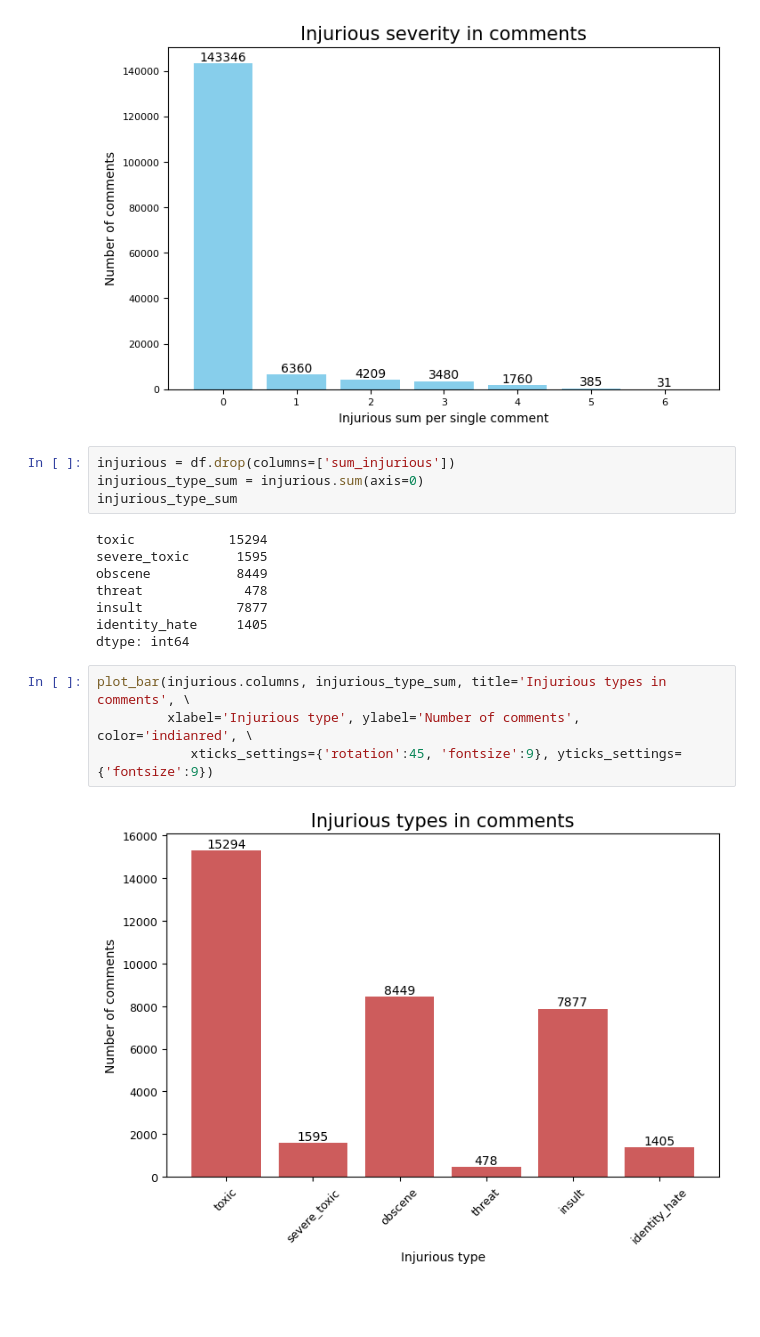
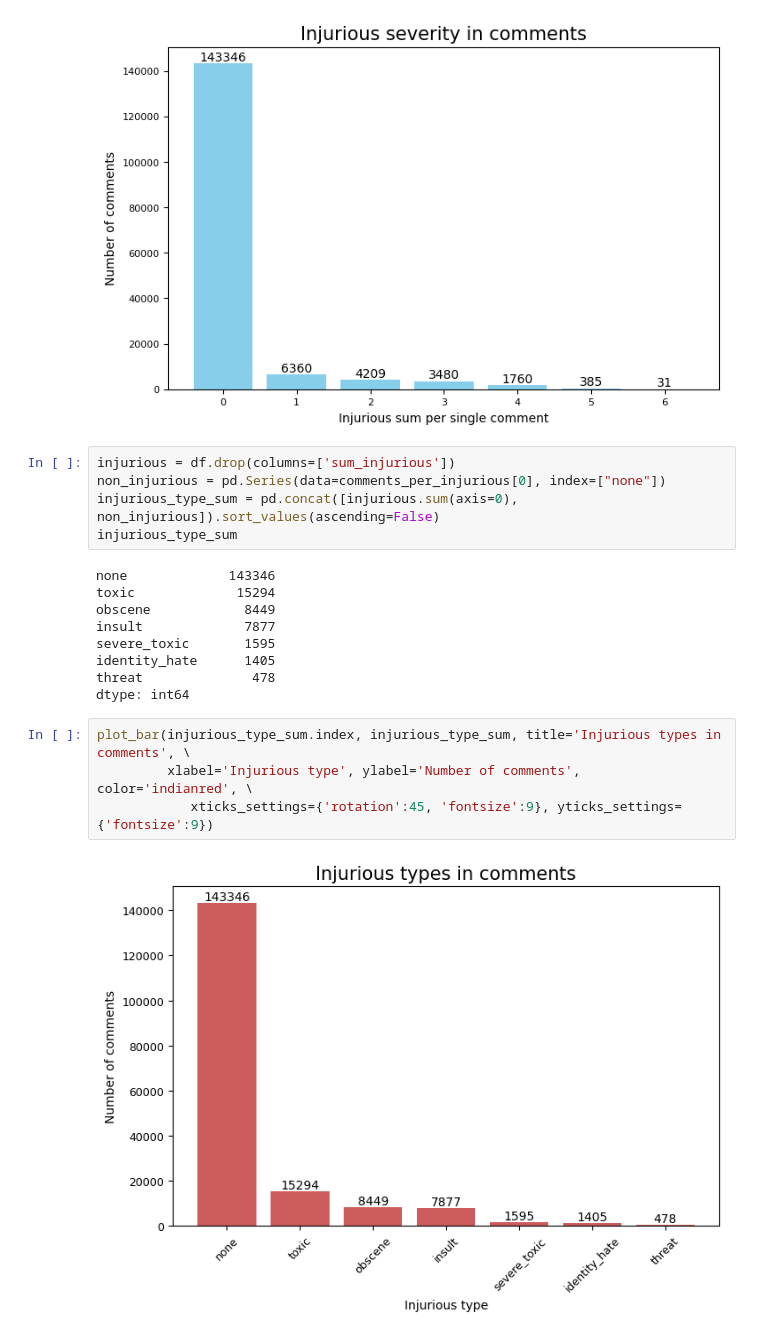
Before and after one commit to EnricoMiche1210760/toxic_comments_filter, a Jupyter notebook: src/progetto_toxic_comments_filter.ipynb, the cells around one changed output. Saved outputs shown, nothing was run; the diff lists cells and outputs as text; blank space fills up the shorter version.

Commit message:
add none column to bar plot

```diff
--- a/src/progetto_toxic_comments_filter.ipynb
+++ b/src/progetto_toxic_comments_filter.ipynb
@@ -151,19 +151,21 @@ plot_bar(col_names, comments_per_injurious, title='Injurious severity in comment
 [figure]
 # %%
 injurious = df.drop(columns=['sum_injurious'])
-injurious_type_sum = injurious.sum(axis=0)
+non_injurious = pd.Series(data=comments_per_injurious[0], index=["none"])
+injurious_type_sum = pd.concat([injurious.sum(axis=0), non_injurious]).sort_values(ascending=False)
 injurious_type_sum
 # %% [output]
-toxic            15294
-severe_toxic      1595
-obscene           8449
-threat             478
-insult            7877
-identity_hate     1405
+none             143346
+toxic             15294
+obscene            8449
+insult             7877
+severe_toxic       1595
+identity_hate      1405
+threat              478
 dtype: int64
 # %%
-plot_bar(injurious.columns, injurious_type_sum, title='Injurious types in comments', \
+plot_bar(injurious_type_sum.index, injurious_type_sum, title='Injurious types in comments', \
          xlabel='Injurious type', ylabel='Number of comments', color='indianred', \
             xticks_settings={'rotation':45, 'fontsize':9}, yticks_settings={'fontsize':9})
 # %% [output]
-[figure, old version]
+[figure, new version]
```
